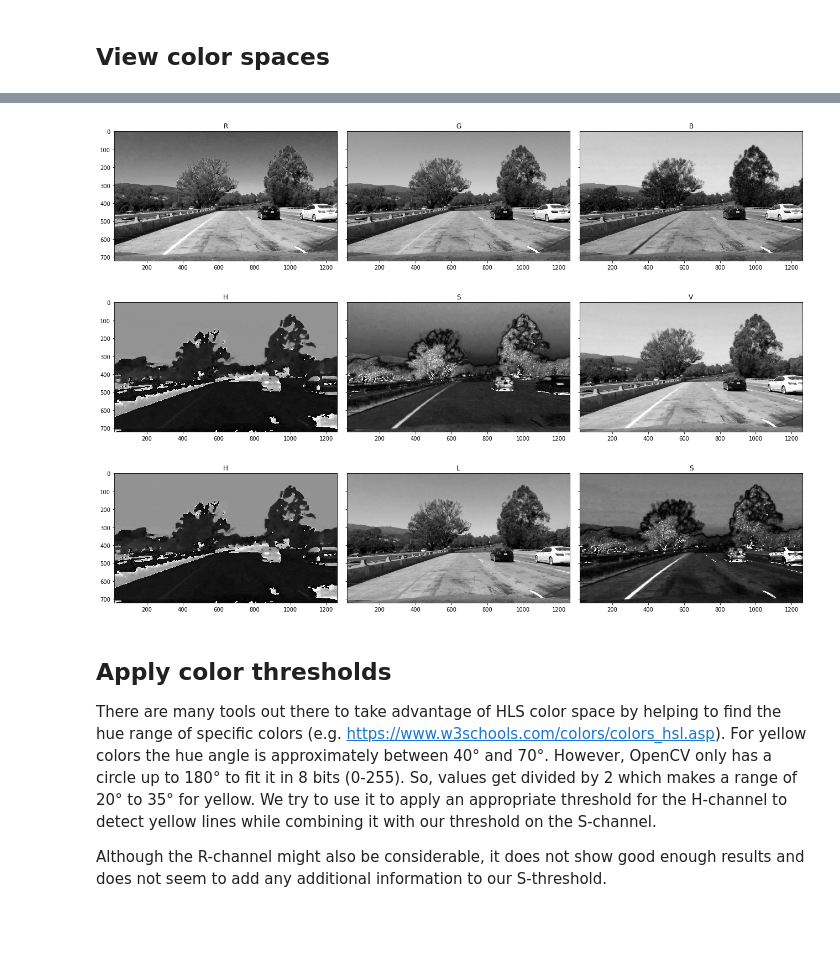
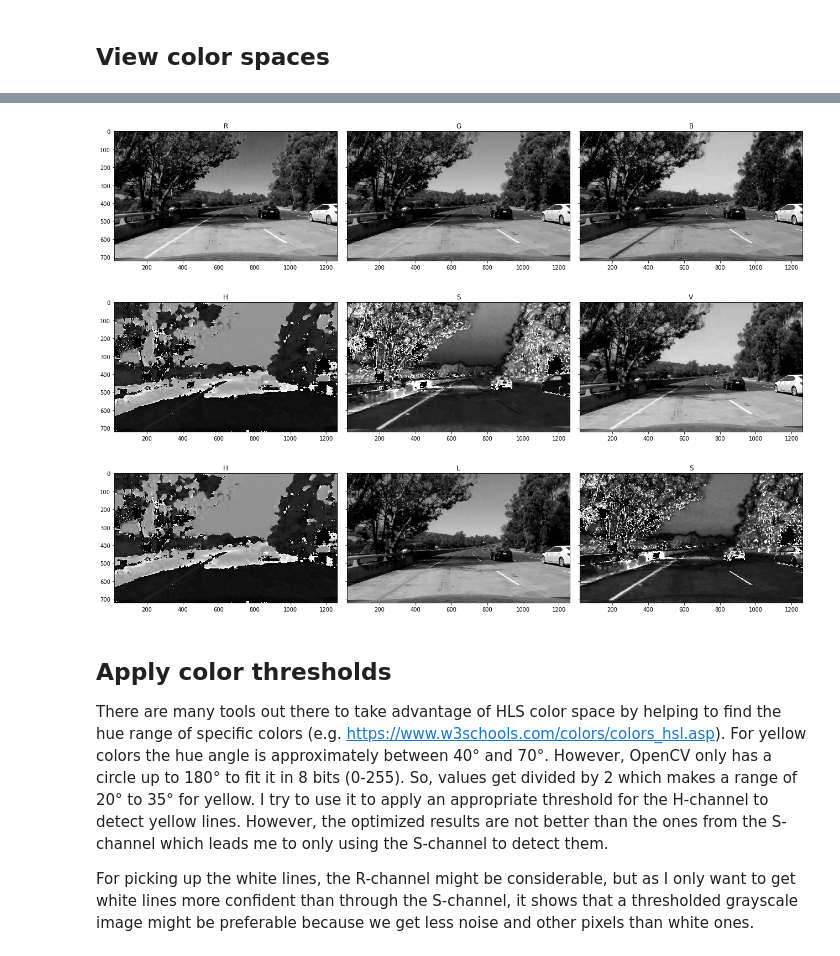
Before and after one commit to Pyrax/CarND-Advanced-Lane-Lines, a Jupyter notebook: src/lane_finding.ipynb, the cells around one changed output, grey strips where cells are left out. Saved outputs shown, nothing was run; the diff lists cells and outputs as text; code cells hidden in the pictures; blank space fills up the shorter version.

Commit message:
Add color and gradient thresholds Remove ImageProcessingPipeline because too unflexible

```diff
--- a/src/lane_finding.ipynb
+++ b/src/lane_finding.ipynb
@@ -21,8 +21,8 @@ import ImageProcessingPipeline as Processing
 # %% [markdown]
 ## Directories and constants
 # %%
-output_imgs_dir = os.path.join('..', 'output_images')
-test_imgs_dir = os.path.join('..', 'test_images')
+output_images_dir = os.path.join('..', 'output_images')
+test_images_dir = os.path.join('..', 'test_images')
 
 cal_data_file = 'calibration.pickle' # file where to save the distortion coefficients
 # %% [markdown]
@@ -38,0 +30,5 @@ def undistort(image):
+# %%
+test_image = mpimg.imread(os.path.join(test_images_dir, 'test5.jpg'))
+plt.imshow(test_image)
+
+undistorted_image = imgf.undistort(test_image, cal_data_file)
@@ -47,39 +39,19 @@ plt.imshow(test_image)
 # %%
-def to_grayscale(image):
-    return cv2.cvtColor(image, cv2.COLOR_RGB2GRAY)
+# Display color channels of undistorted image in different color spaces
+utils.plot_color_channels(undistorted_image, labels=['R','G','B'])
 
-def to_hsv(image):
-    return cv2.cvtColor(image, cv2.COLOR_RGB2HSV)
-
-def to_hls(image):
-    return cv2.cvtColor(image, cv2.COLOR_RGB2HLS)
-
-# Display color channels of undistorted image in different color spaces
-utils.plot_color_channels(test_image, labels=['R','G','B'])
-
-hsv_image = Processing.ImageProcessingPipeline() \
-    .register_steps([
-        undistort,
-        to_hsv
-    ]).run(test_image)
-
+hsv_image = imgf.to_hsv(undistorted_image)
 utils.plot_color_channels(hsv_image, labels=['H','S','V'])
 
-hls_image = Processing.ImageProcessingPipeline() \
-    .register_steps([
-        undistort,
-        to_hls
-    ]).run(test_image)
-
-utils.plot_color_channels(hls_image, labels=['H','L','S'])
-
-print() # prevents duplicate output of notebook
+hls_image = imgf.to_hls(undistorted_image)
+fig = utils.plot_color_channels(hls_image, labels=['H','L','S'])
 # %% [output]
-[figure, old version]
+[figure, new version]
-[figure, old version]
+[figure, new version]
-[figure, old version]
+[figure, new version]
 # %% [markdown]
 ## Apply color thresholds
-There are many tools out there to take advantage of HLS color space by helping to find the hue range of specific colors (e.g. https://www.w3schools.com/colors/colors_hsl.asp). For yellow colors the hue angle is approximately between 40° and 70°. However, OpenCV only has a circle up to 180° to fit it in 8 bits (0-255). So, values get divided by 2 which makes a range of 20° to 35° for yellow. We try to use it to apply an appropriate threshold for the H-channel to detect yellow lines while combining it with our threshold on the S-channel.
 
-Although the R-channel might also be considerable, it does not show good enough results and does not seem to add any additional information to our S-threshold.
+There are many tools out there to take advantage of HLS color space by helping to find the hue range of specific colors (e.g. https://www.w3schools.com/colors/colors_hsl.asp). For yellow colors the hue angle is approximately between 40° and 70°. However, OpenCV only has a circle up to 180° to fit it in 8 bits (0-255). So, values get divided by 2 which makes a range of 20° to 35° for yellow. I try to use it to apply an appropriate threshold for the H-channel to detect yellow lines. However, the optimized results are not better than the ones from the S-channel which leads me to only using the S-channel to detect them.
+
+For picking up the white lines, the R-channel might be considerable, but as I only want to get white lines more confident than through the S-channel, it shows that a thresholded grayscale image might be preferable because we get less noise and other pixels than white ones.
```
Also changed, not shown: parts of 13 cells of this notebook, 2 other files.
